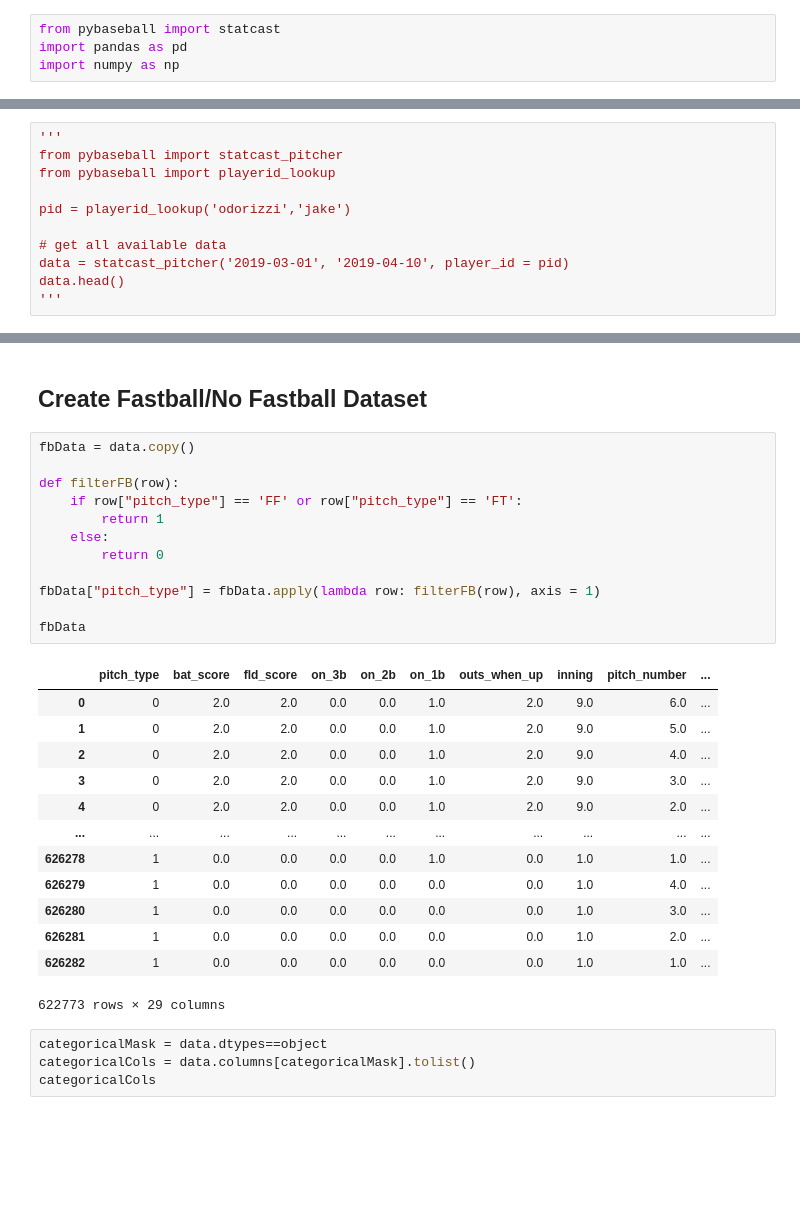
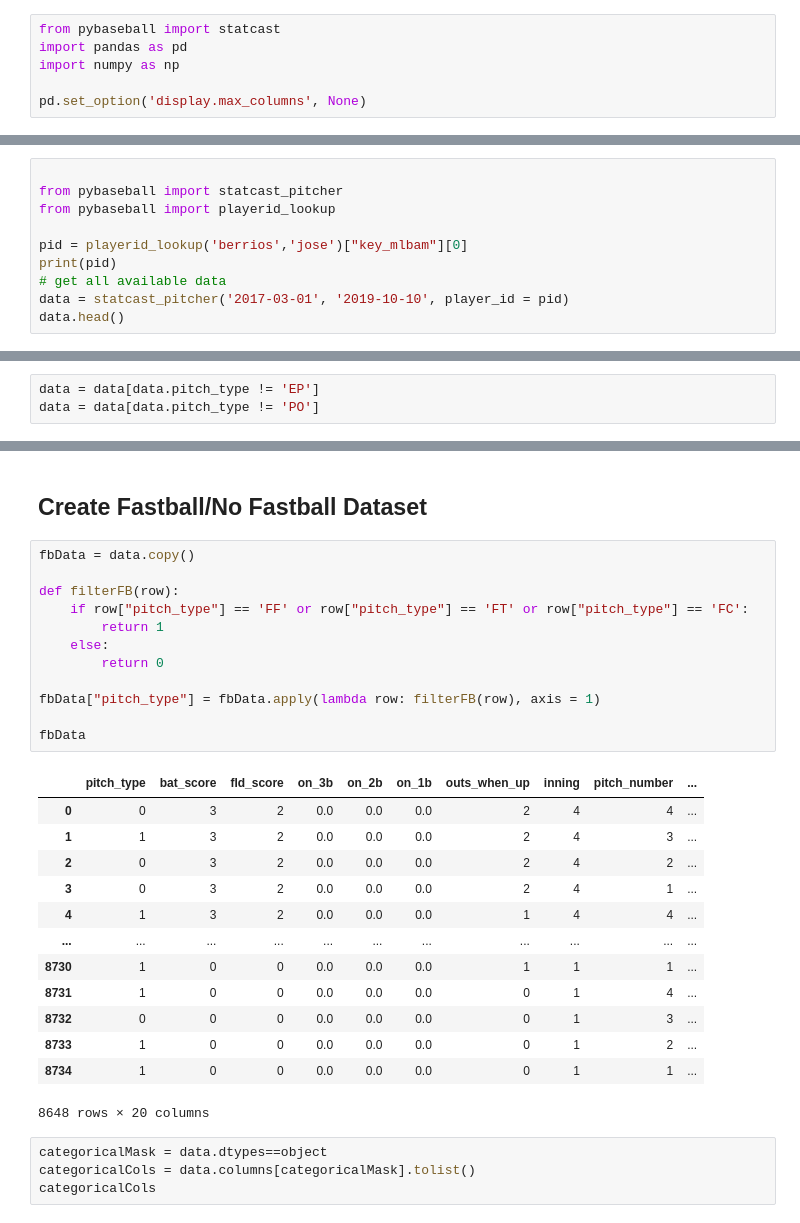
Before and after one commit to parkererickson/baseballDataScience, a Jupyter notebook: nextPitchPrediction.ipynb, the cells around one changed output, grey strips where cells are left out. Cells and saved outputs as stored; diff of their text form; blank space fills up the shorter version.

```diff
--- a/nextPitchPrediction.ipynb
+++ b/nextPitchPrediction.ipynb
@@ -2,3 +2,5 @@
 from pybaseball import statcast
 import pandas as pd
 import numpy as np
+
+pd.set_option('display.max_columns', None)
@@ -33,12 +16,11 @@ Completed sub-query from 2019-09-04 to 2019-09-07
 # %%
-'''
+
 from pybaseball import statcast_pitcher
 from pybaseball import playerid_lookup
 
-pid = playerid_lookup('odorizzi','jake')
-
+pid = playerid_lookup('berrios','jose')["key_mlbam"][0]
+print(pid)
 # get all available data
-data = statcast_pitcher('2019-03-01', '2019-04-10', player_id = pid)
+data = statcast_pitcher('2017-03-01', '2019-10-10', player_id = pid)
 data.head()
-'''
 # %% [output]
@@ -65,3 +59,6 @@ data.tail()
+# %%
+data = data[data.pitch_type != 'EP']
+data = data[data.pitch_type != 'PO']
 # %%
 data[["on_3b", "on_2b", "on_1b"]] = data[["on_3b", "on_2b", "on_1b"]].replace(np.nan, 0)
 data.loc[data.on_3b > 0, "on_3b"] = 1
@@ -200,29 +169,29 @@ data.head(10)
 # %%
 fbData = data.copy()
 
 def filterFB(row):
-    if row["pitch_type"] == 'FF' or row["pitch_type"] == 'FT':
+    if row["pitch_type"] == 'FF' or row["pitch_type"] == 'FT' or row["pitch_type"] == 'FC':
         return 1
     else:
         return 0
 
 fbData["pitch_type"] = fbData.apply(lambda row: filterFB(row), axis = 1)
 
 fbData
 # %% [output]
 |  | pitch_type | bat_score | fld_score | on_3b | on_2b | on_1b | outs_when_up | inning | pitch_number | ... |
-| 0 | 0 | 2.0 | 2.0 | 0.0 | 0.0 | 1.0 | 2.0 | 9.0 | 6.0 | ... |
-| 1 | 0 | 2.0 | 2.0 | 0.0 | 0.0 | 1.0 | 2.0 | 9.0 | 5.0 | ... |
-| 2 | 0 | 2.0 | 2.0 | 0.0 | 0.0 | 1.0 | 2.0 | 9.0 | 4.0 | ... |
-| 3 | 0 | 2.0 | 2.0 | 0.0 | 0.0 | 1.0 | 2.0 | 9.0 | 3.0 | ... |
-| 4 | 0 | 2.0 | 2.0 | 0.0 | 0.0 | 1.0 | 2.0 | 9.0 | 2.0 | ... |
+| 0 | 0 | 3 | 2 | 0.0 | 0.0 | 0.0 | 2 | 4 | 4 | ... |
+| 1 | 1 | 3 | 2 | 0.0 | 0.0 | 0.0 | 2 | 4 | 3 | ... |
+| 2 | 0 | 3 | 2 | 0.0 | 0.0 | 0.0 | 2 | 4 | 2 | ... |
+| 3 | 0 | 3 | 2 | 0.0 | 0.0 | 0.0 | 2 | 4 | 1 | ... |
+| 4 | 1 | 3 | 2 | 0.0 | 0.0 | 0.0 | 1 | 4 | 4 | ... |
 | ... | ... | ... | ... | ... | ... | ... | ... | ... | ... | ... |
-| 626278 | 1 | 0.0 | 0.0 | 0.0 | 0.0 | 1.0 | 0.0 | 1.0 | 1.0 | ... |
-| 626279 | 1 | 0.0 | 0.0 | 0.0 | 0.0 | 0.0 | 0.0 | 1.0 | 4.0 | ... |
-| 626280 | 1 | 0.0 | 0.0 | 0.0 | 0.0 | 0.0 | 0.0 | 1.0 | 3.0 | ... |
-| 626281 | 1 | 0.0 | 0.0 | 0.0 | 0.0 | 0.0 | 0.0 | 1.0 | 2.0 | ... |
-| 626282 | 1 | 0.0 | 0.0 | 0.0 | 0.0 | 0.0 | 0.0 | 1.0 | 1.0 | ... |
+| 8730 | 1 | 0 | 0 | 0.0 | 0.0 | 0.0 | 1 | 1 | 1 | ... |
+| 8731 | 1 | 0 | 0 | 0.0 | 0.0 | 0.0 | 0 | 1 | 4 | ... |
+| 8732 | 0 | 0 | 0 | 0.0 | 0.0 | 0.0 | 0 | 1 | 3 | ... |
+| 8733 | 1 | 0 | 0 | 0.0 | 0.0 | 0.0 | 0 | 1 | 2 | ... |
+| 8734 | 1 | 0 | 0 | 0.0 | 0.0 | 0.0 | 0 | 1 | 1 | ... |
-622773 rows × 29 columns
+8648 rows × 20 columns
 # %%
 categoricalMask = data.dtypes==object
 categoricalCols = data.columns[categoricalMask].tolist()
```
Also changed, not shown: parts of 48 cells of this notebook, 2 other files.
